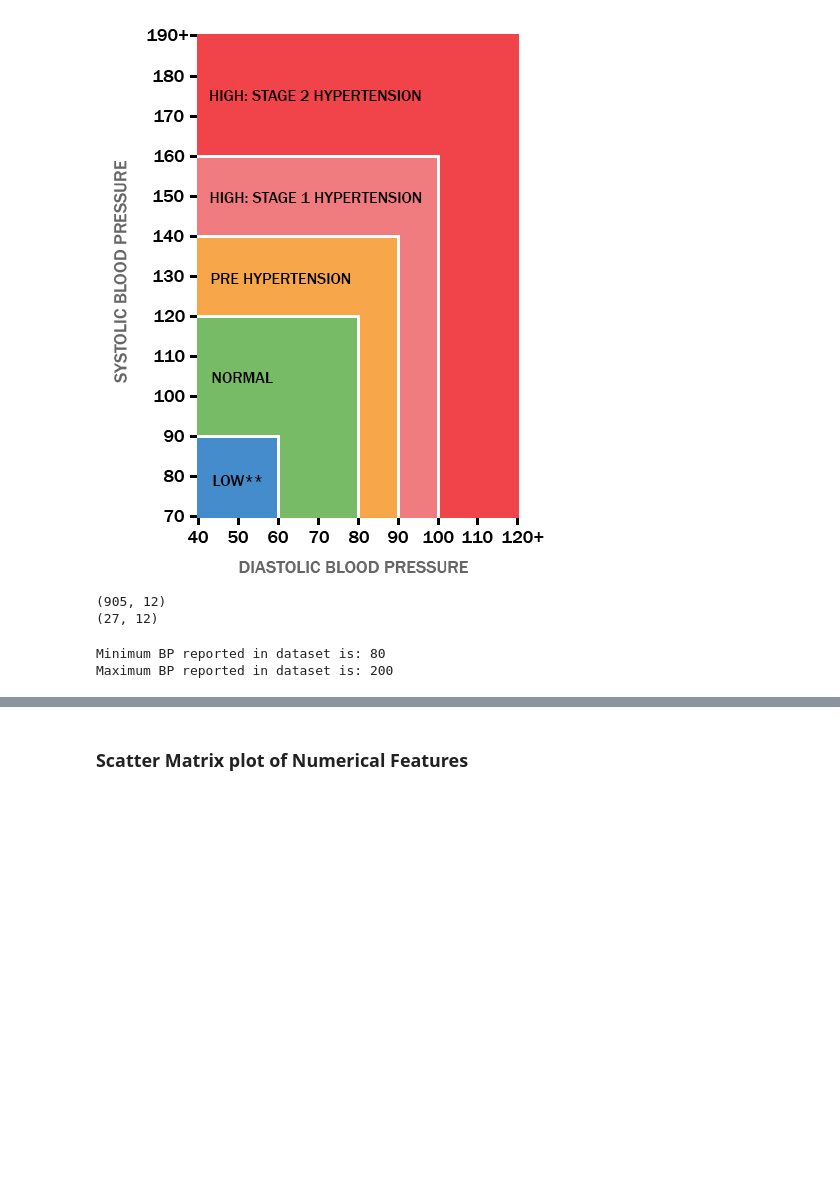
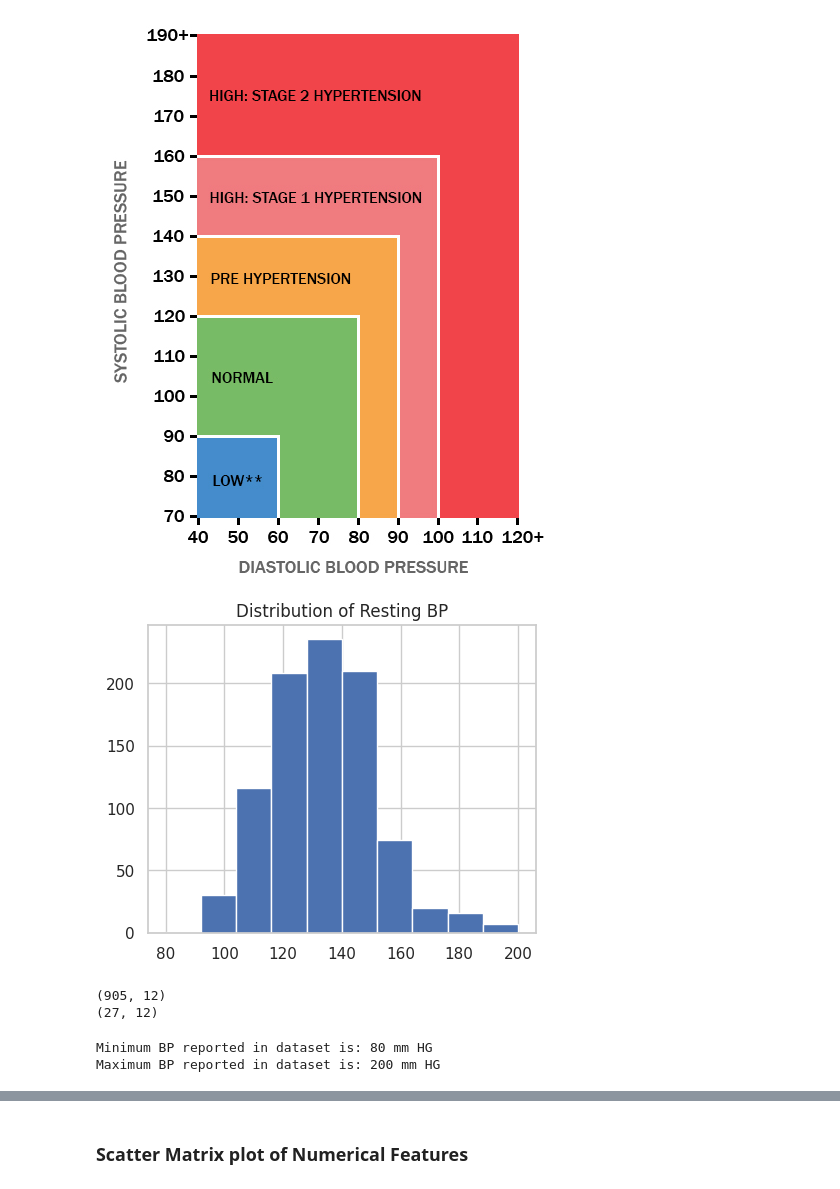
Before and after one commit to jrakhshanda55/Ausaf_ML, a Jupyter notebook: project1.ipynb, the cells around one changed output, grey strips where cells are left out. Drawn from its saved outputs; the diff is of its cells as text; code cells hidden in the pictures; blank space fills up the shorter version.

```diff
--- a/project1.ipynb
+++ b/project1.ipynb
@@ -229,6 +229,12 @@ BP is typically written as the systolic pressure over the diastolic pressure (e.
 Image("/content/bp-range-chart.jpg", width=500, height=550)
 # %% [output]
 [figure]
+# %%
+df.RestingBP.hist(figsize=(5,4))
+plt.title('Distribution of Resting BP')
+plt.show()
+# %% [output]
+[figure, added]
 # %%
 systolicBP = df[df['RestingBP'] >= 100]
 print(systolicBP.shape)
@@ -238,8 +244,8 @@ print(diastolicBP.shape)
 (905, 12)
 (27, 12)
 # %%
-print(f"Minimum BP reported in dataset is: {df.RestingBP.min()}")
-print(f"Maximum BP reported in dataset is: {df.RestingBP.max()}")
+print(f"Minimum BP reported in dataset is: {df.RestingBP.min()} mm HG")
+print(f"Maximum BP reported in dataset is: {df.RestingBP.max()} mm HG")
 # %% [output]
-Minimum BP reported in dataset is: 80
-Maximum BP reported in dataset is: 200
+Minimum BP reported in dataset is: 80 mm HG
+Maximum BP reported in dataset is: 200 mm HG
```
Also changed, not shown: parts of 3 cells of this notebook.
